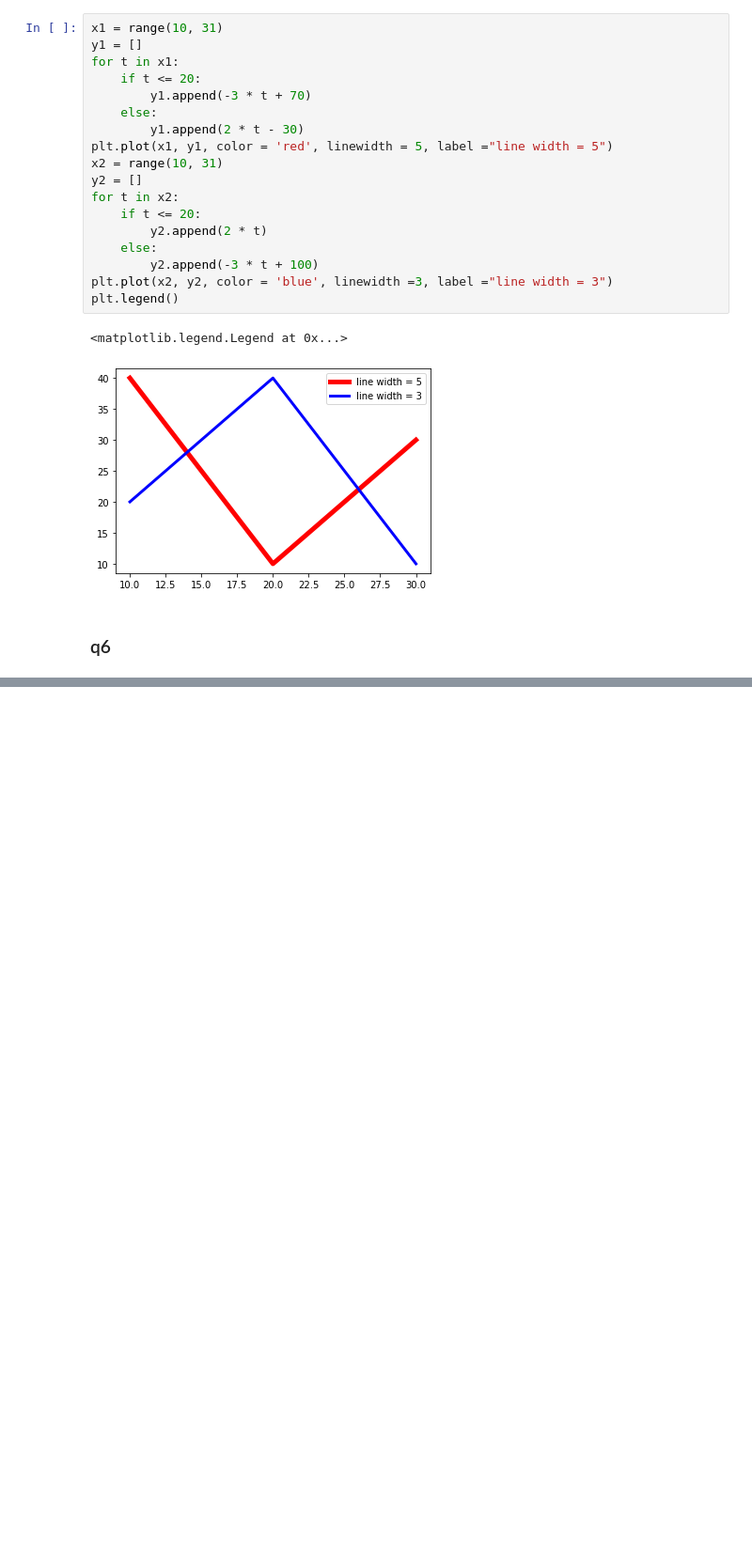
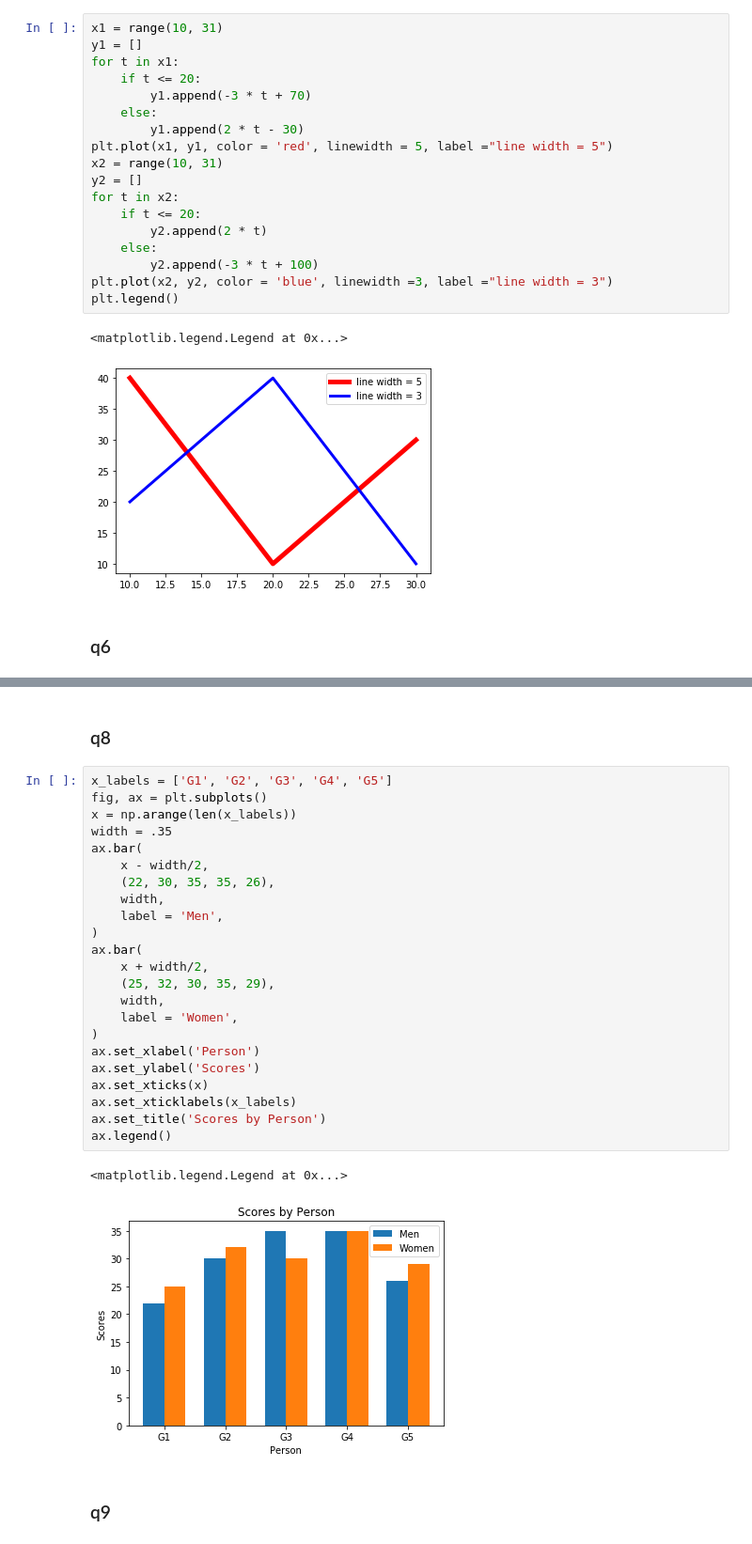
Before and after one commit to codepractice97/SemSix, a Jupyter notebook: DM/Python/matplotlib.ipynb, the cells around one changed output, grey strips where cells are left out. Shown: that part at 94% size. Saved outputs shown, nothing was run; the diff lists cells and outputs as text; blank space fills up the shorter version.

Commit message:
DM: Matplotlib in progress

```diff
--- a/DM/Python/matplotlib.ipynb
+++ b/DM/Python/matplotlib.ipynb
@@ -97,0 +122,30 @@ plt.legend()
+# %% [markdown]
+### q8
+# %%
+x_labels = ['G1', 'G2', 'G3', 'G4', 'G5']
+fig, ax = plt.subplots()
+x = np.arange(len(x_labels))
+width = .35
+ax.bar(
+    x - width/2,
+    (22, 30, 35, 35, 26),
+    width,
+    label = 'Men',
+)
+ax.bar(
+    x + width/2,
+    (25, 32, 30, 35, 29),
+    width,
+    label = 'Women',
+)
+ax.set_xlabel('Person')
+ax.set_ylabel('Scores')
+ax.set_xticks(x)
+ax.set_xticklabels(x_labels)
+ax.set_title('Scores by Person')
+ax.legend()
+# %% [output]
+<matplotlib.legend.Legend at 0x...>
+[figure, added]
+# %% [markdown]
+### q9
```
Also changed, not shown: parts of 3 cells of this notebook, 2 other files.
